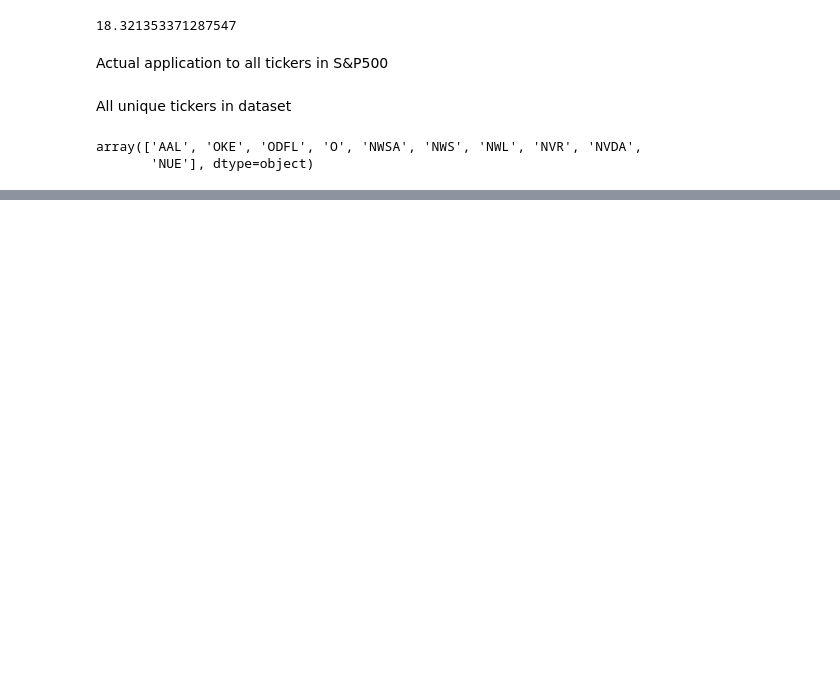
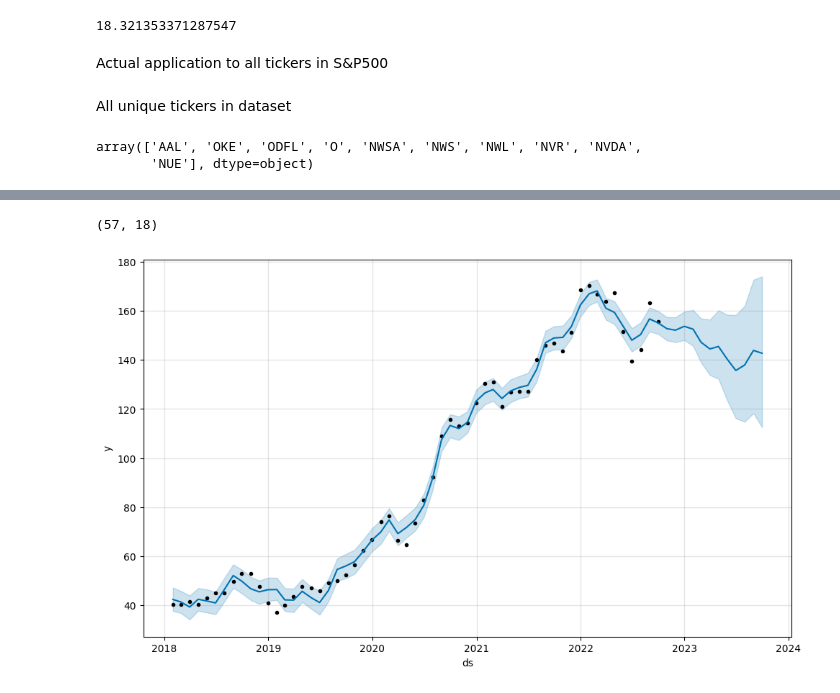
Before and after one commit to Noorasyikeen/InvestoInsight, a Jupyter notebook: InvestoInsight/InvestoInsight_Prophet.ipynb, the cells around one changed output, grey strips where cells are left out. Saved outputs shown, nothing was run; the diff lists cells and outputs as text; code cells hidden in the pictures; blank space fills up the shorter version.

```diff
--- a/InvestoInsight/InvestoInsight_Prophet.ipynb
+++ b/InvestoInsight/InvestoInsight_Prophet.ipynb
@@ -190,0 +281,16 @@ mmm
+# %%
+ticker_data2 = train_data.loc[train_data['Tickers'] == "AAPL"]
+# %%
+# Initialize and fit the Prophet model for the current ticker
+model3 = Prophet(changepoint_prior_scale = 0.5,
+                seasonality_prior_scale = 0.1,
+                seasonality_mode = 'additive',
+                changepoint_range = 0.95)
+model3.fit(ticker_data2)
+
+# Create a future DataFrame for predictions
+future3 = model3.make_future_dataframe(periods=12, freq='M')  # Adjust as needed
+
+# Make predictions for the current ticker
+forecast3 = model3.predict(future3)
+forecast3  # Add a 'ticker' column to identify the forecasts
@@ -190,0 +313,11 @@ mmm
+# %%
+ticker_data2.shape
+# %% [output]
+(57, 18)
+# %%
+# for symbol in all_forecasts['symbol']:
+#     fig = model.plot(all_forecasts['symbol'] == symbol)
+
+fig = model3.plot(forecast3)
+# %% [output]
+[figure, added]
```
Also changed, not shown: parts of 23 cells of this notebook.
